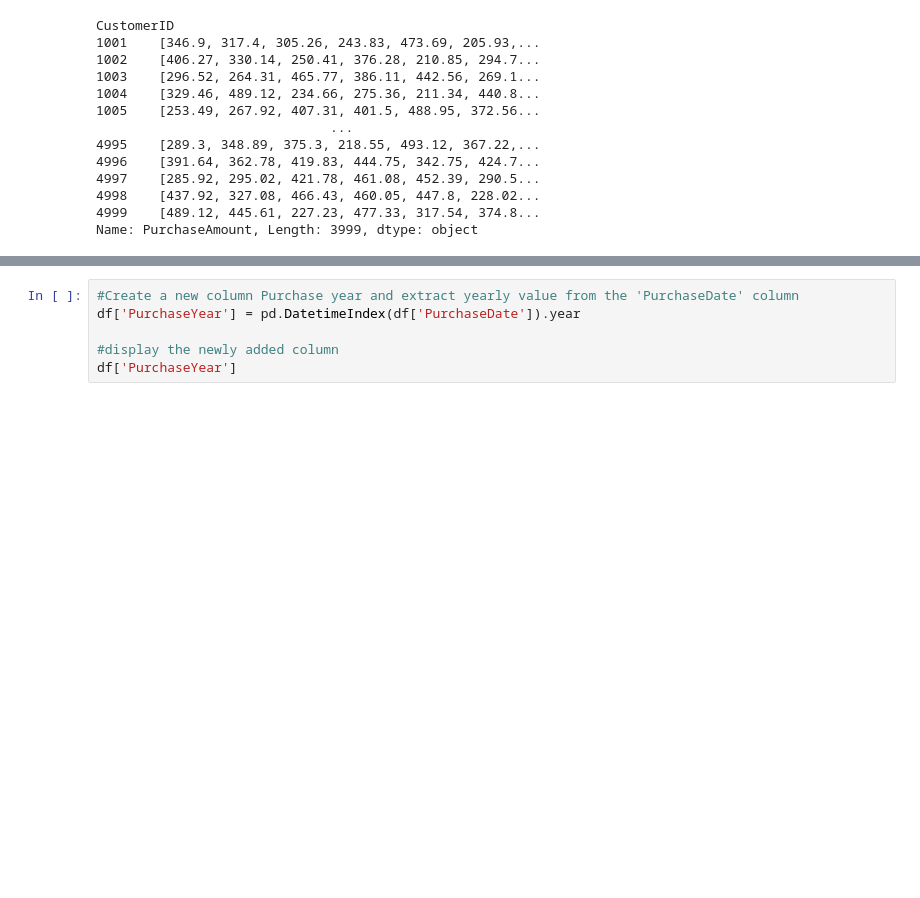
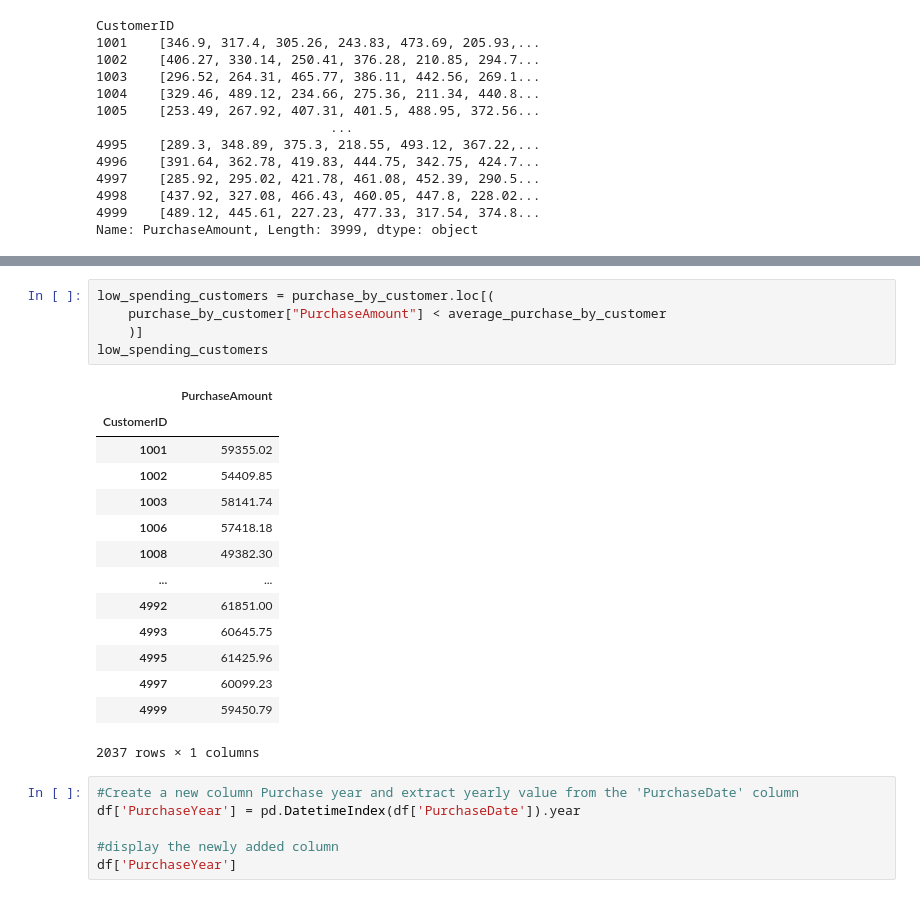
Before and after one commit to priyadarshi2/Data_Science_Internship, a Jupyter notebook: Customer_purchase/customer_purchases.ipynb, the cells around one changed output, grey strips where cells are left out. Saved outputs shown, nothing was run; the diff lists cells and outputs as text; blank space fills up the shorter version.

```diff
--- a/Customer_purchase/customer_purchases.ipynb
+++ b/Customer_purchase/customer_purchases.ipynb
@@ -92,3 +137,23 @@ Name: PurchaseAmount, Length: 3999, dtype: object
+# %%
+low_spending_customers = purchase_by_customer.loc[(
+    purchase_by_customer["PurchaseAmount"] < average_purchase_by_customer
+    )]
+low_spending_customers
+# %% [output]
+|  | PurchaseAmount |
+| CustomerID |  |
+| 1001 | 59355.02 |
+| 1002 | 54409.85 |
+| 1003 | 58141.74 |
+| 1006 | 57418.18 |
+| 1008 | 49382.30 |
+| ... | ... |
+| 4992 | 61851.00 |
+| 4993 | 60645.75 |
+| 4995 | 61425.96 |
+| 4997 | 60099.23 |
+| 4999 | 59450.79 |
+2037 rows × 1 columns
 # %%
 #Create a new column Purchase year and extract yearly value from the 'PurchaseDate' column
 df['PurchaseYear'] = pd.DatetimeIndex(df['PurchaseDate']).year
```
Also changed, not shown: parts of 6 cells of this notebook.
